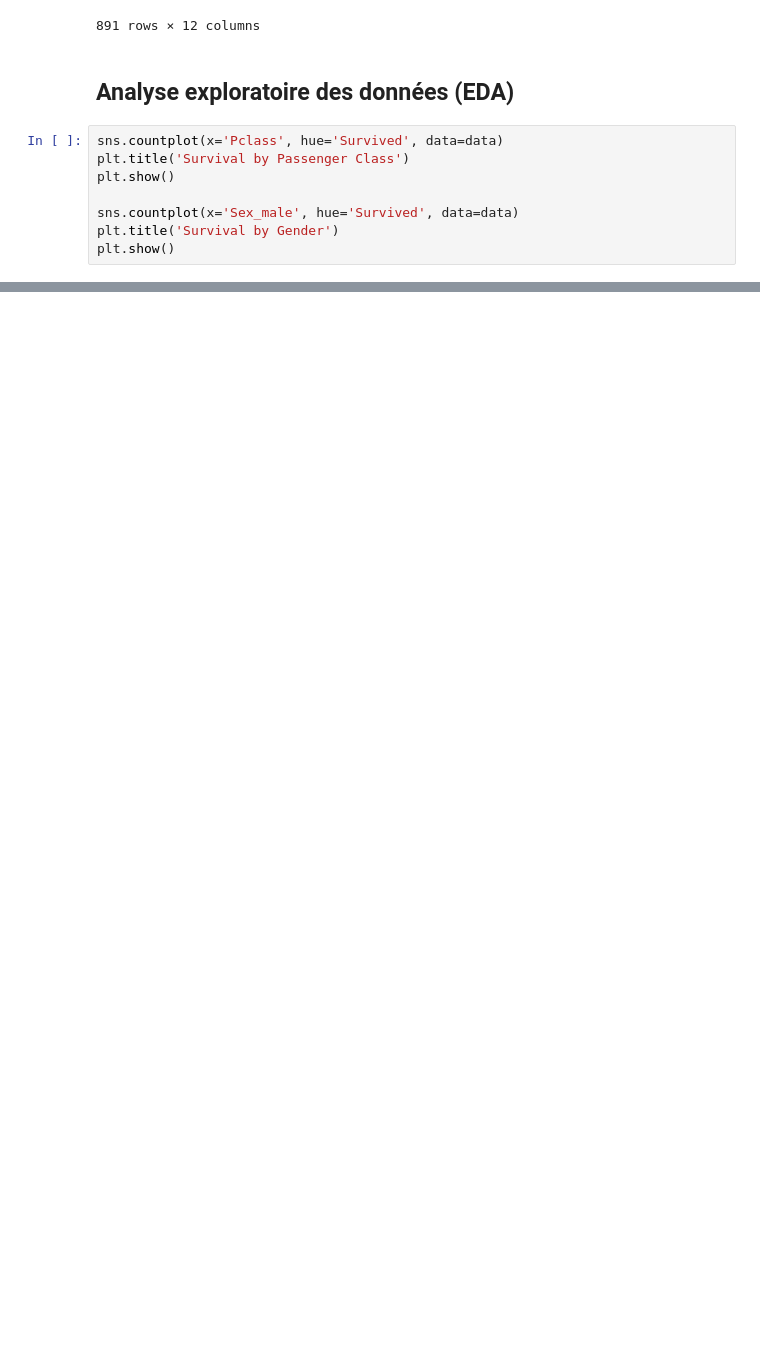
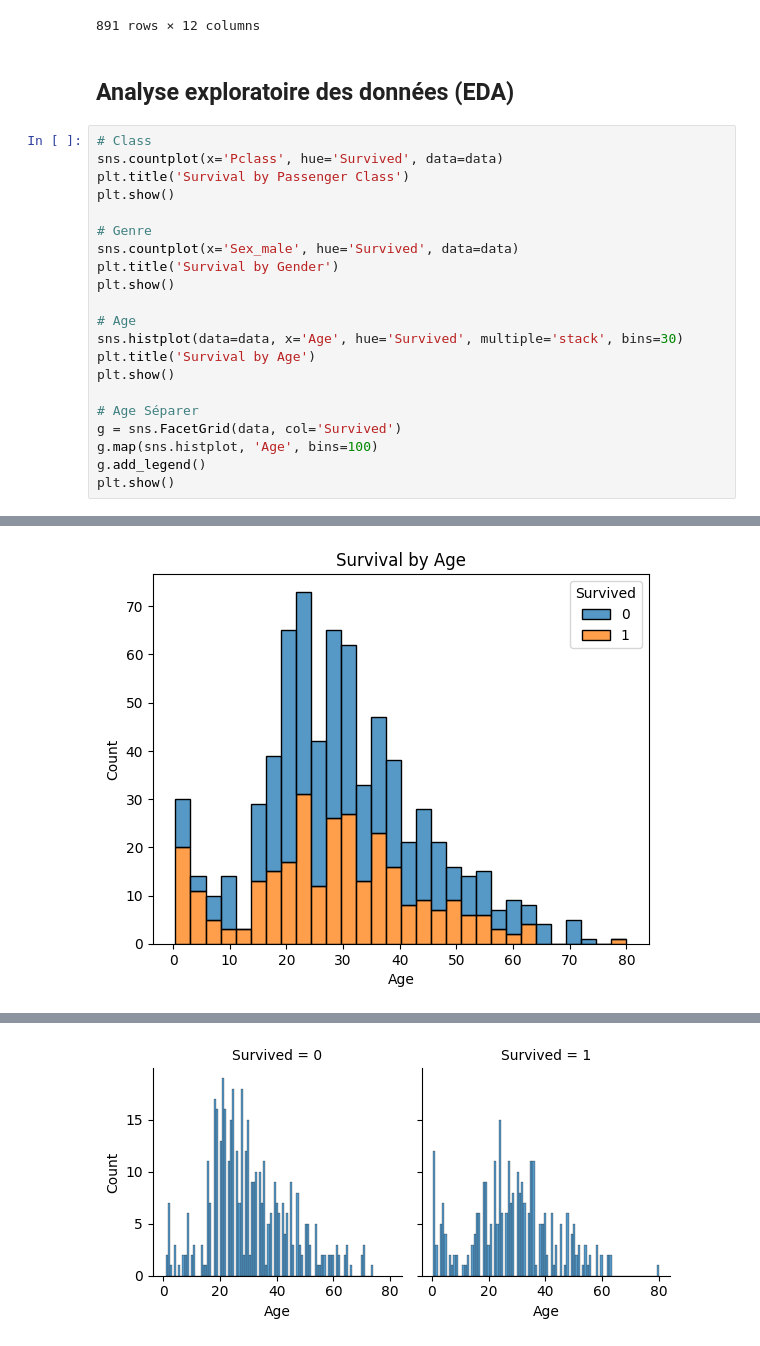
Before and after one commit to ines-lorquet/titanic-survival-rate, a Jupyter notebook: exploration.ipynb, the cells around one changed output, grey strips where cells are left out. Saved outputs shown, nothing was run; the diff lists cells and outputs as text; blank space fills up the shorter version.

Commit message:
Ajout de graphique

```diff
--- a/exploration.ipynb
+++ b/exploration.ipynb
@@ -113,13 +113,27 @@ Index(['Survived', 'Pclass', 'Name', 'Sex', 'Age', 'SibSp', 'Parch', 'Ticket',
 # %% [markdown]
 ## Analyse exploratoire des données (EDA)
 # %%
+# Class
 sns.countplot(x='Pclass', hue='Survived', data=data)
 plt.title('Survival by Passenger Class')
 plt.show()
 
+# Genre
 sns.countplot(x='Sex_male', hue='Survived', data=data)
 plt.title('Survival by Gender')
 plt.show()
+
+# Age
+sns.histplot(data=data, x='Age', hue='Survived', multiple='stack', bins=30)
+plt.title('Survival by Age')
+plt.show()
+
+# Age Séparer
+g = sns.FacetGrid(data, col='Survived')
+g.map(sns.histplot, 'Age', bins=100)
+g.add_legend()
+plt.show()
 # %% [output]
 [figure]
 [figure]
+[figure, added]
@@ -125,0 +141 @@ plt.show()
+[figure, added]
```
Also changed, not shown: parts of 1 cell of this notebook.
